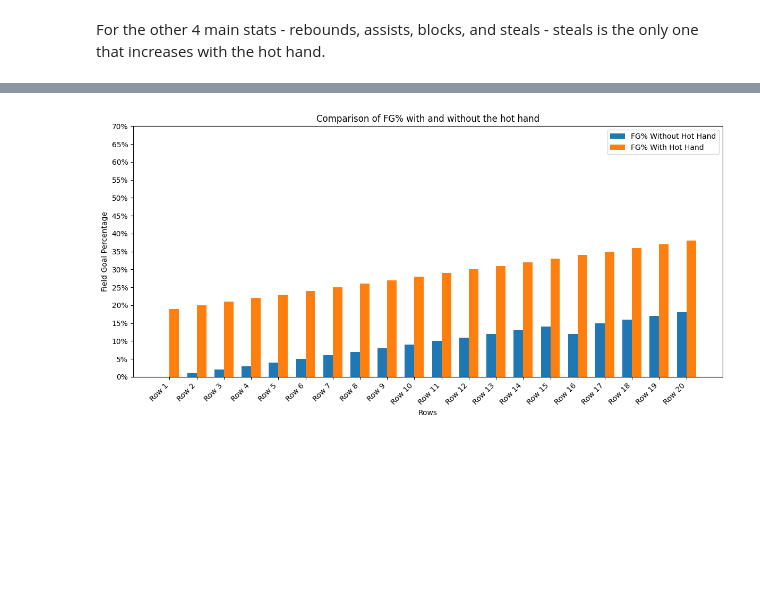
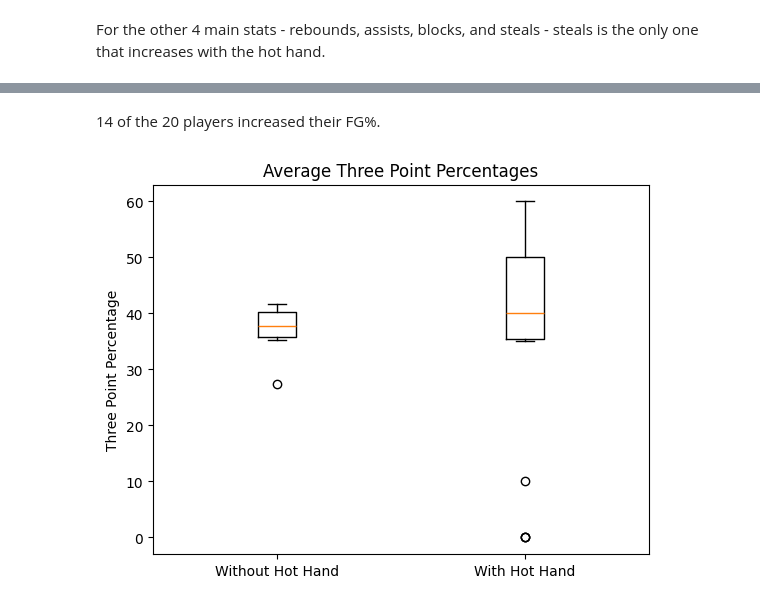
Before and after one commit to zacmac13/Hot-Hand-Project, a Jupyter notebook: HotHand.ipynb, the cells around one changed output, grey strips where cells are left out. Saved outputs shown, nothing was run; the diff lists cells and outputs as text; code cells hidden in the pictures; blank space fills up the shorter version.

```diff
--- a/HotHand.ipynb
+++ b/HotHand.ipynb
@@ -214,29 +214,9 @@ plt.show()
-# %%
-import matplotlib.pyplot as plt
-import numpy as np
-import matplotlib.ticker as mtick
-
-x = np.arange(len(hot_hand))
-width = 0.35
-
-fig, ax = plt.subplots(figsize=(12, 6))
-bars1 = ax.bar(x - width/2, hot_hand['Field Goal Percentage'], width, label='FG% Without Hot Hand')
-bars2 = ax.bar(x + width/2, hot_hand['Hot Hand Field Goal Percentage'], width, label='FG% With Hot Hand')
-
-# Y-axis from 0 to 70%
-ax.set_ylim(0, 70)
-ax.set_yticks(np.arange(0, 75, 5))
-ax.yaxis.set_major_formatter(mtick.PercentFormatter())
-
-# Labels and title
-ax.set_xlabel('Rows')
-ax.set_ylabel('Field Goal Percentage')
-ax.set_title('Comparison of FG% with and without the hot hand')
-ax.set_xticks(x)
-ax.set_xticklabels(hot_hand.index, rotation=45, ha='right')
-ax.legend()
-
-plt.tight_layout()
-plt.show()
-# %% [output]
-[figure, removed]
+# %% [markdown]
+14 of the 20 players increased their FG%.
+# %%
+plt.boxplot([hot_hand['Three-point Percentage'], hot_hand['Hot Hand Three-Point Percentage']], labels=['Without Hot Hand', 'With Hot Hand'])
+plt.title('Average Three Point Percentages')
+plt.ylabel('Three Point Percentage')
+plt.show()
+# %% [output]
+[figure, added]
```
Also changed, not shown: parts of 5 cells of this notebook.
